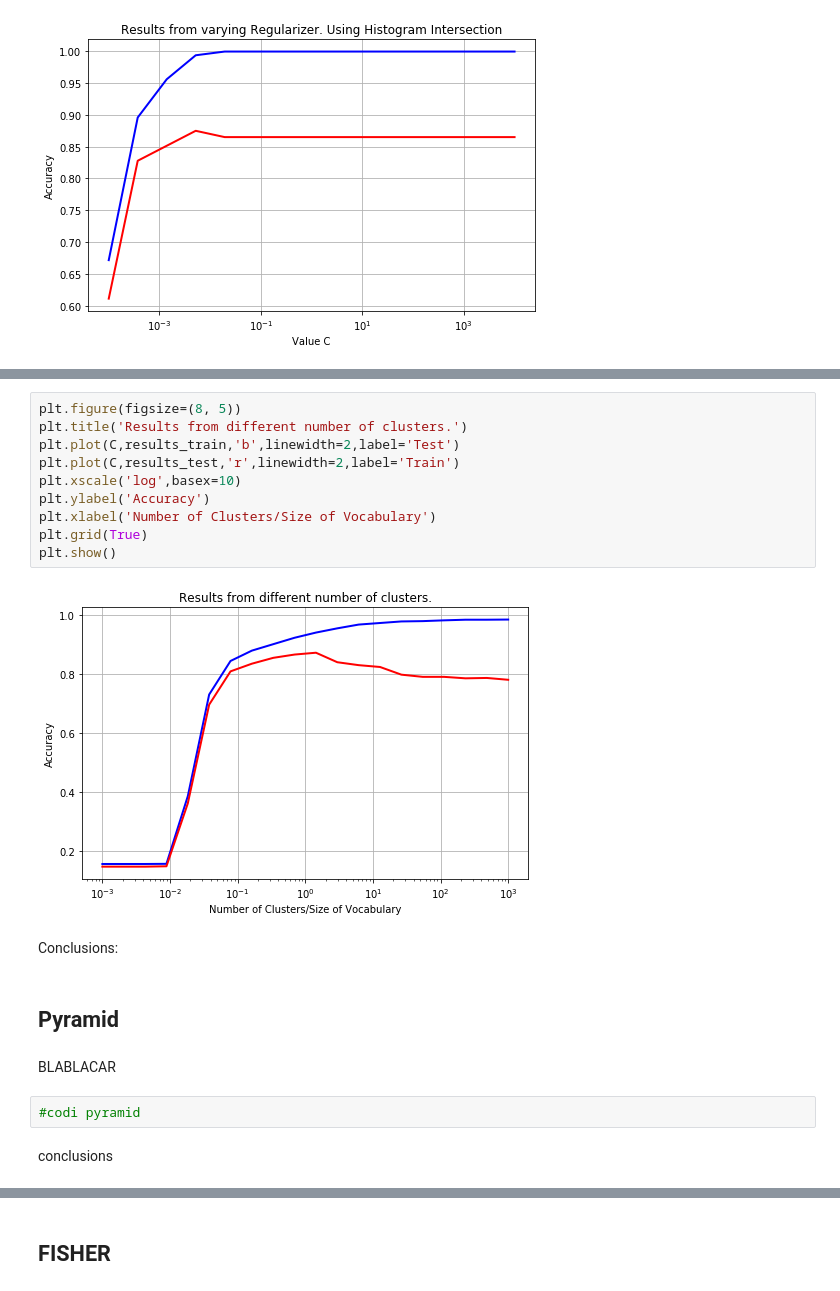
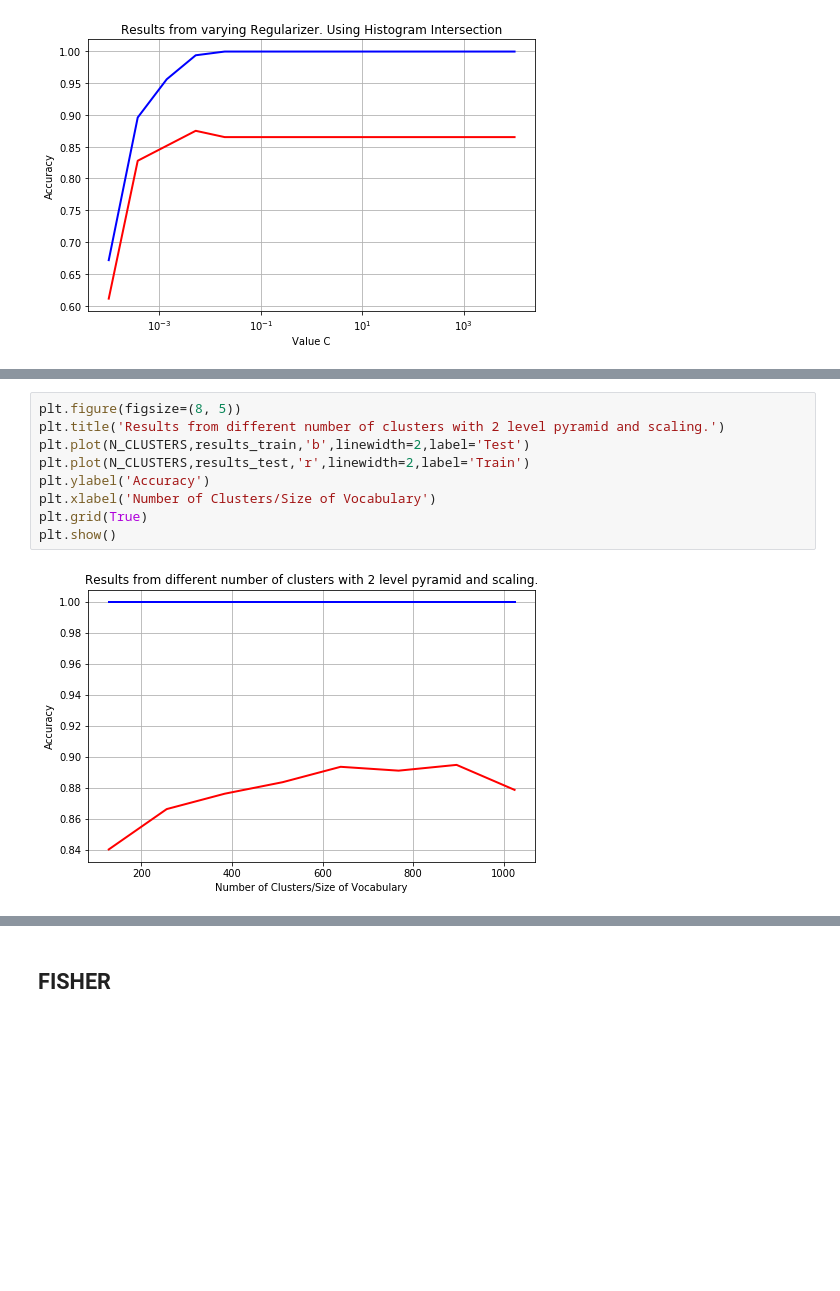
Before and after one commit to DJNahata/M3_project, a Jupyter notebook: Week2/SVM.ipynb, the cells around one changed output, grey strips where cells are left out. Cells and saved outputs as stored; diff of their text form; blank space fills up the shorter version.

Commit message:
Adding conclusions on Notebook

```diff
--- a/Week2/SVM.ipynb
+++ b/Week2/SVM.ipynb
@@ -470,23 +559,11 @@ plt.show()
 # %%
 plt.figure(figsize=(8, 5))
-plt.title('Results from different number of clusters.')
-plt.plot(C,results_train,'b',linewidth=2,label='Test')
-plt.plot(C,results_test,'r',linewidth=2,label='Train')
-plt.xscale('log',basex=10)
+plt.title('Results from different number of clusters with 2 level pyramid and scaling.')
+plt.plot(N_CLUSTERS,results_train,'b',linewidth=2,label='Test')
+plt.plot(N_CLUSTERS,results_test,'r',linewidth=2,label='Train')
 plt.ylabel('Accuracy')
 plt.xlabel('Number of Clusters/Size of Vocabulary')
 plt.grid(True)
 plt.show()
 # %% [output]
-[figure, old version]
+[figure, new version]
-# %% [markdown]
-Conclusions:
-# %% [markdown]
-Pyramid
---
-# %% [markdown]
-BLABLACAR
-# %%
-#codi pyramid
-# %% [markdown]
-conclusions
```
Also changed, not shown: parts of 15 cells of this notebook, 1 other file.
